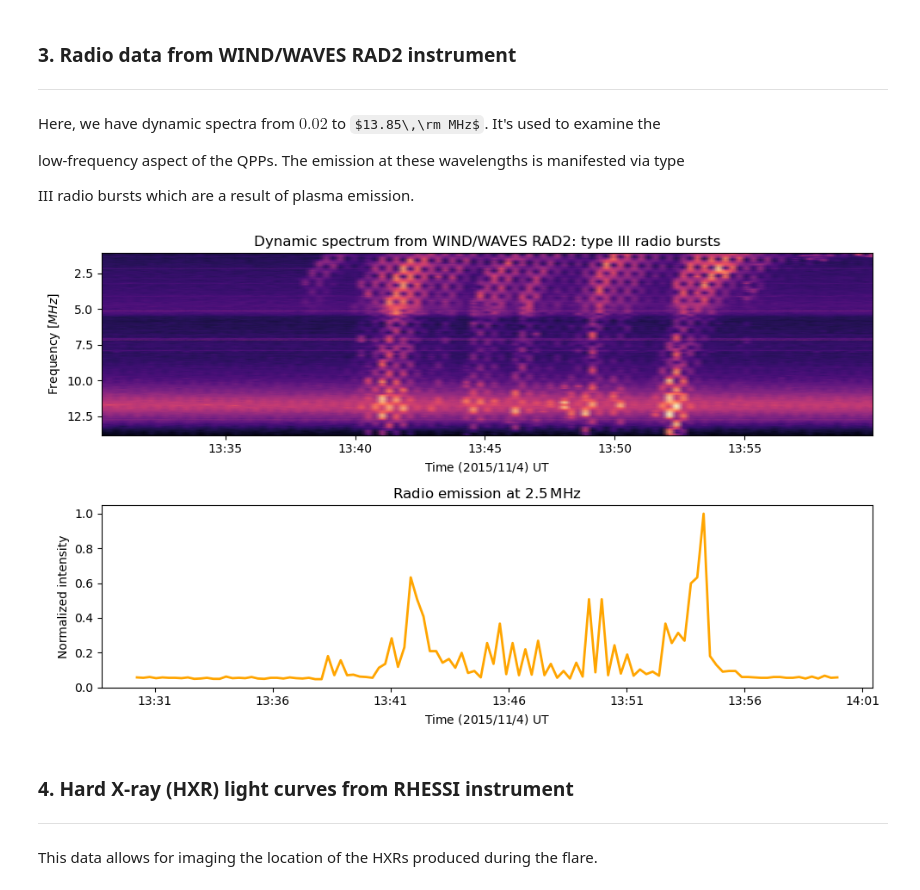
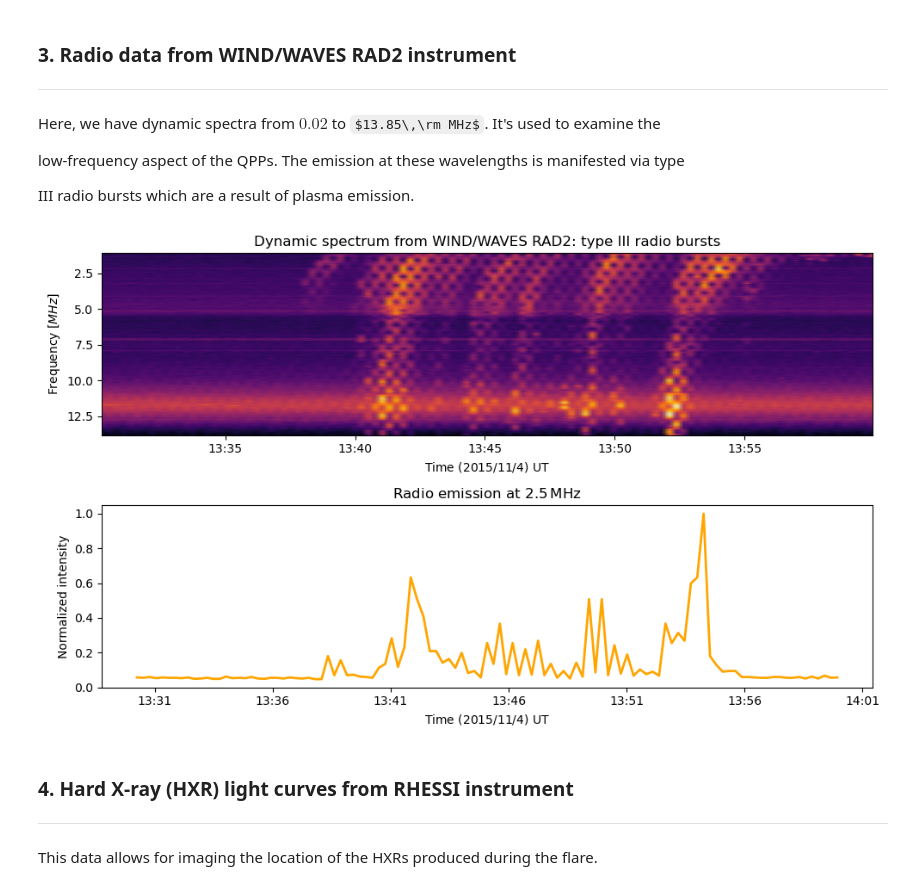
Before and after one commit to zorzeus/solar_flares_internship, a Jupyter notebook: sfi_01.ipynb, the cells around one changed output. Saved outputs shown, nothing was run; the diff lists cells and outputs as text; code cells hidden in the pictures; some formulas as TeX source.

```diff
--- a/sfi_01.ipynb
+++ b/sfi_01.ipynb
@@ -247,43 +281,44 @@ freqs = freqs * 1e-6
 
 psd = cdf.varget("PSD_V2_SP")
 
-mask = (times >= "2015-11-04T13:30") & (times <= "2015-11-04T14:00")
+mask = (times >= "2015-11-04 13:30:00") & (times <= "2015-11-04 14:00:00")
 t = times[mask]
 P = psd[mask, :]
 P_log = np.log10(P)
 # %%
 plt.figure(figsize=(10,6))
 plt.subplot(211)
-plt.pcolormesh(t, freqs, P_log.T, cmap='magma', shading='gouraud')
+plt.pcolormesh(t, freqs, P_log.T, cmap='inferno', shading='gouraud')
 plt.ylim(freqs.min(), freqs.max())
 plt.gca().invert_yaxis()
 tcks = [2.5, 5.0, 7.5, 10.0, 12.5]
 plt.yticks(tcks)
 ax = plt.gca()
 ax.xaxis.set_major_formatter(mdates.DateFormatter('%H:%M'))
 ax.yaxis.set_major_formatter(mticker.FormatStrFormatter("%.1f"))
 ax.xaxis.set_major_locator(mdates.MinuteLocator(interval=5))
 plt.xlabel(r'Time $(2015/11/4)$ UT')
 plt.ylabel(r'Frequency $[MHz]$')
 plt.title('Dynamic spectrum from WIND/WAVES RAD2: type III radio bursts')
 
 plt.subplot(212)
 idx_2p5 = np.argmin(np.abs(freqs - 2.5))
 radio_lc = P[:, idx_2p5]
 radio_norm = radio_lc / radio_lc.max()
 # radio_norm = (radio_lc - np.nanmin(radio_lc)) / (np.nanmax(radio_lc) - np.nanmin(radio_lc))
+
 plt.plot(t, radio_norm, lw=2, color='orange')
 ax = plt.gca()
 ax.xaxis.set_major_formatter(mdates.DateFormatter('%H:%M'))
 ax.xaxis.set_major_locator(mdates.MinuteLocator(interval=5))
 plt.xlabel(r'Time $(2015/11/4)$ UT')
 plt.xlabel(r'Time $(2015/11/4)$ UT')
 plt.ylabel('Normalized intensity')
 plt.title(r'Radio emission at $2.5\,\rm MHz$')
 plt.tight_layout()
 plt.show()
 # %% [output]
-[figure, old version]
+[figure, new version]
 # %% [markdown]
 ### 4. Hard X-ray (HXR) light curves from RHESSI instrument
 
```
Also changed, not shown: parts of 18 cells of this notebook.
